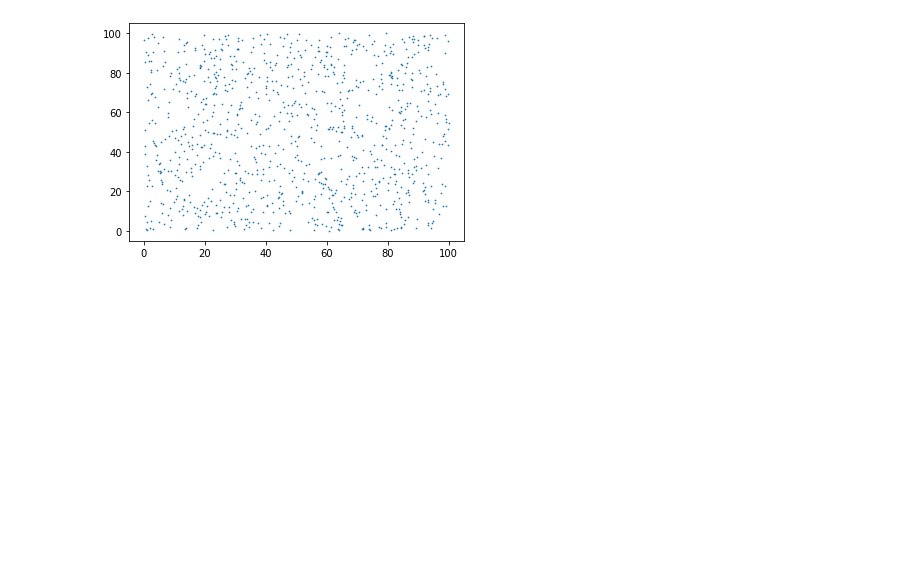
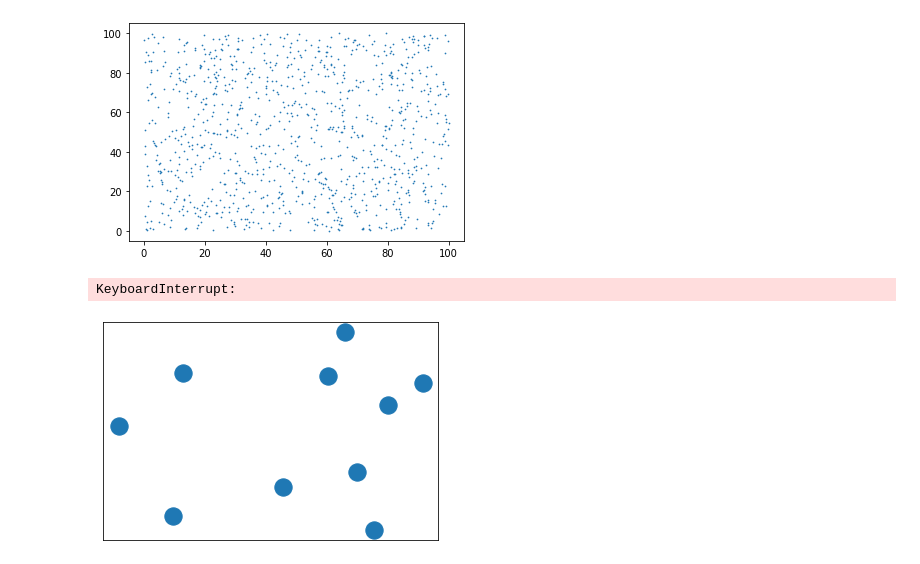
Before and after one commit to xetqL/TSP-AC, a Jupyter notebook: brute_force.ipynb, the cells around one changed output. Drawn from its saved outputs; the diff is of its cells as text; code cells hidden in the pictures; blank space fills up the shorter version.

```diff
--- a/brute_force.ipynb
+++ b/brute_force.ipynb
@@ -83,3 +83,23 @@ nx.draw_networkx_edge_labels(G, cities, edge_labels=edge_labels)
 # %% [output]
 "plt.figure()\nG=nx.Graph()\nG.add_nodes_from(range(NB_CITIES))\nfor i in np.arange(NB_CITIES):\n    for j in np.arange(i, NB_CITIES):\n        if distances[i][j] > 0:\n            G.add_edge(i, j, r  ...
 [figure]
+# %%
+NB_CITIES=10
+seed=10
+np.random.seed(seed)
+cities, distances = init_tsp(NB_CITIES)
+#plot_cities(cities, marker='.', s=100)
+G=nx.Graph()
+G.add_nodes_from(range(NB_CITIES))
+for i in np.arange(NB_CITIES):
+    for j in np.arange(i, NB_CITIES):
+        if distances[i][j] > 0:
+            G.add_edge(i, j, r = int(distances[i][j]))
+edge_labels = nx.get_edge_attributes(G, 'r')
+#nx.draw(G, cities)
+nx.draw_networkx_nodes(G, cities)
+#nx.draw_networkx_labels(G, cities)
+#nx.draw_networkx_edge_labels(G, cities, edge_labels=edge_labels)
+# %% [output]
+KeyboardInterrupt:
+[figure, added]
```
Also changed, not shown: parts of 1 cell of this notebook, 1 other file.
